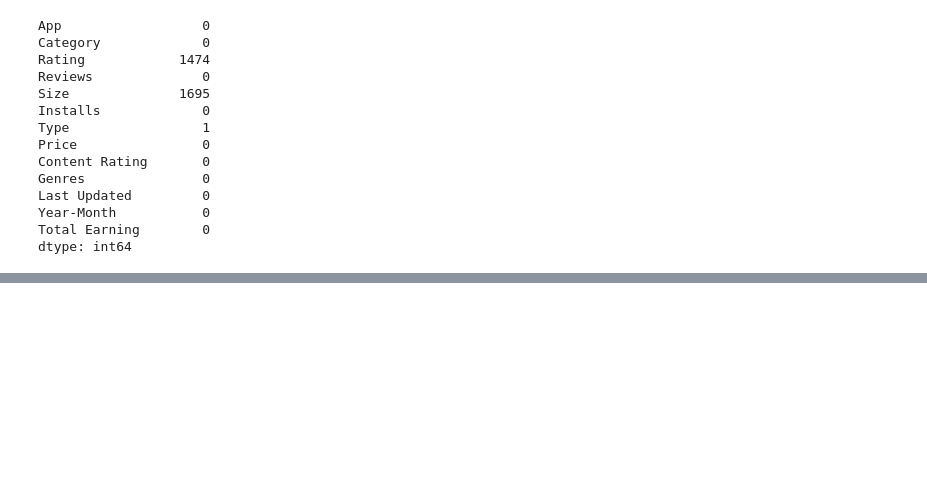
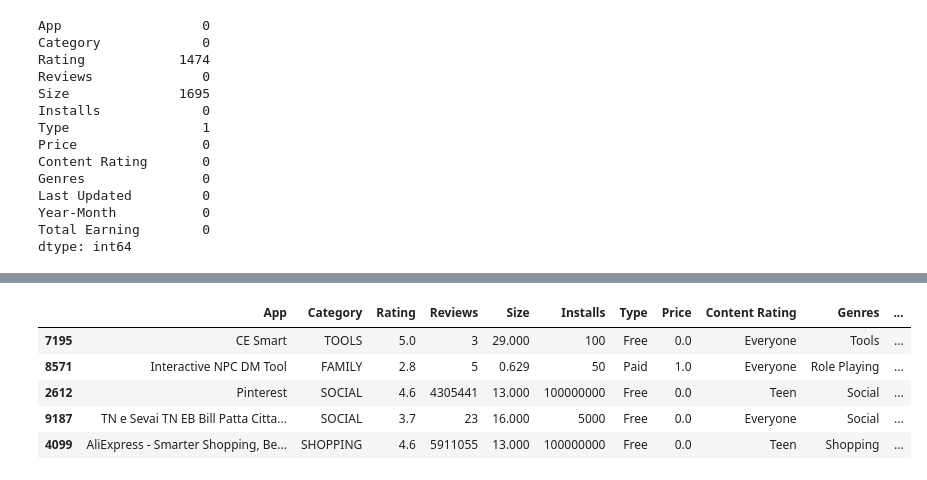
Before and after one commit to harkpun/Google-Play-Store-Analysis, a Jupyter notebook: Play_Store_Analysis.ipynb, the cells around one changed output, grey strips where cells are left out. Drawn from its saved outputs; the diff is of its cells as text; code cells hidden in the pictures; blank space fills up the shorter version.

```diff
--- a/Play_Store_Analysis.ipynb
+++ b/Play_Store_Analysis.ipynb
@@ -301,0 +346,9 @@ dtype: int64
+# %%
+ps_df.sample(5)
+# %% [output]
+|  | App | Category | Rating | Reviews | Size | Installs | Type | Price | Content Rating | Genres | ... |
+| 7195 | CE Smart | TOOLS | 5.0 | 3 | 29.000 | 100 | Free | 0.0 | Everyone | Tools | ... |
+| 8571 | Interactive NPC DM Tool | FAMILY | 2.8 | 5 | 0.629 | 50 | Paid | 1.0 | Everyone | Role Playing | ... |
+| 2612 | Pinterest | SOCIAL | 4.6 | 4305441 | 13.000 | 100000000 | Free | 0.0 | Teen | Social | ... |
+| 9187 | TN e Sevai TN EB Bill Patta Citta... | SOCIAL | 3.7 | 23 | 16.000 | 5000 | Free | 0.0 | Everyone | Social | ... |
+| 4099 | AliExpress - Smarter Shopping, Be... | SHOPPING | 4.6 | 5911055 | 13.000 | 100000000 | Free | 0.0 | Teen | Shopping | ... |
```
Also changed, not shown: parts of 10 cells of this notebook.
